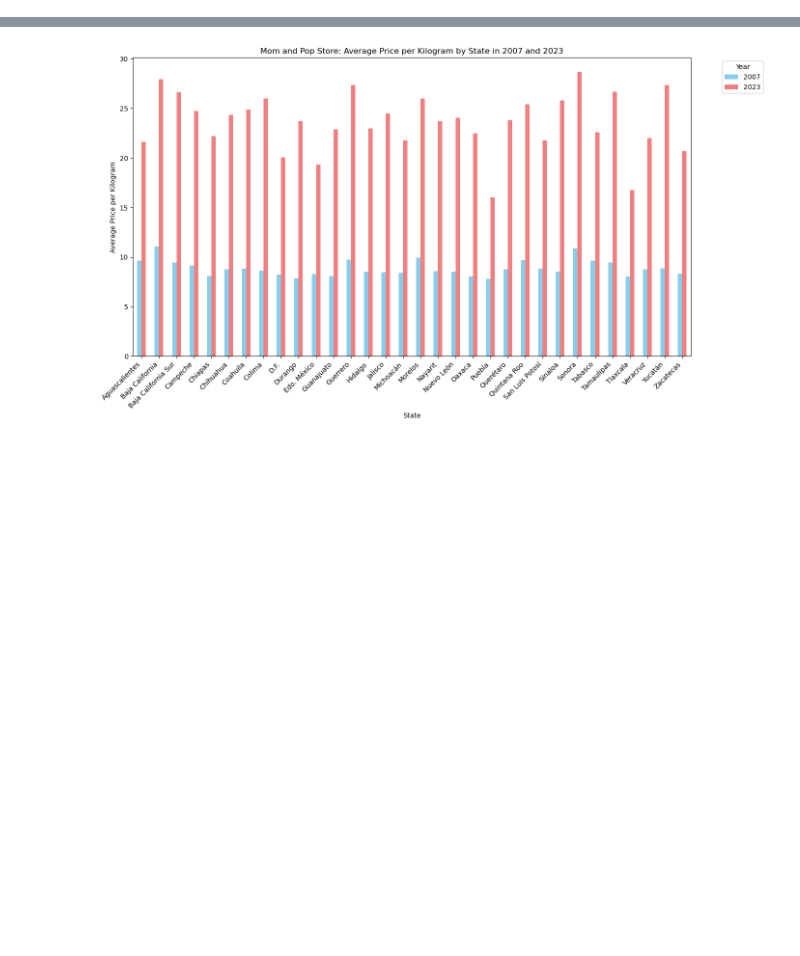
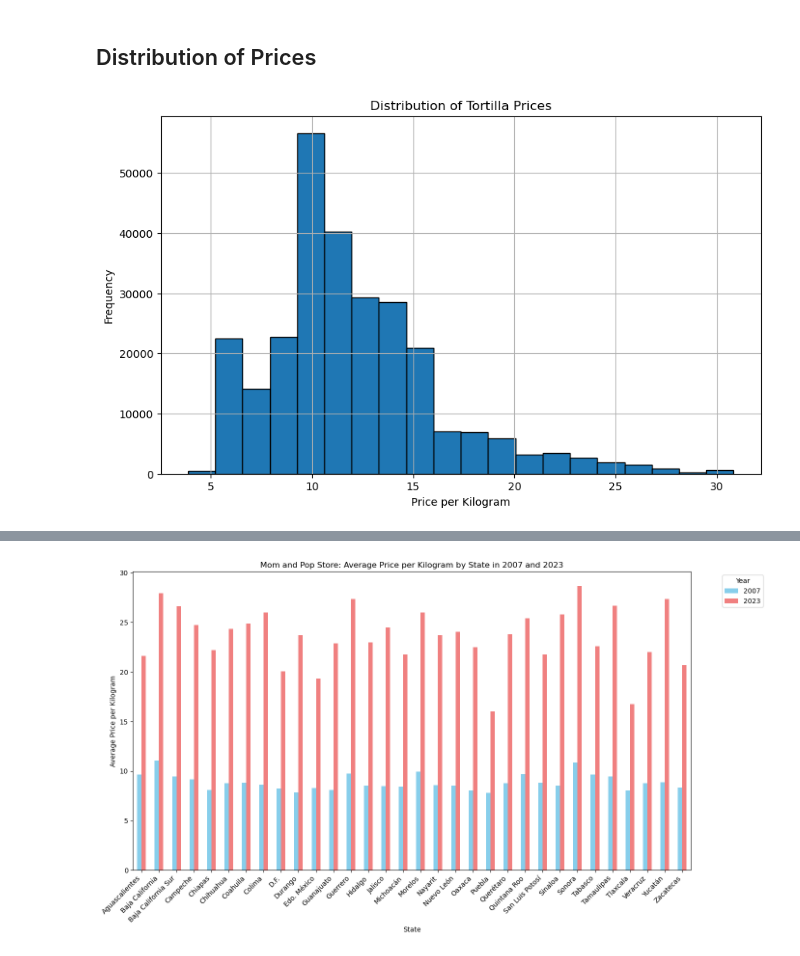
Before and after one commit to AzaniaHH/Tortillas-Project, a Jupyter notebook: tortilla_prices.ipynb, the cells around one changed output, grey strips where cells are left out. Saved outputs shown, nothing was run; the diff lists cells and outputs as text; code cells hidden in the pictures; blank space fills up the shorter version.

```diff
--- a/tortilla_prices.ipynb
+++ b/tortilla_prices.ipynb
@@ -109,0 +98,3 @@ yearly_avg = tortilla_df.groupby('Year')['Price per kilogram'].mean().reset_inde
+# %%
+# Create a new 'Date' Column
+tortilla_df_clean["Date"] = tortilla_df_clean["Month"].astype(str).str.zfill(2) + "/" + tortilla_df_clean["Day"].astype(str).str.zfill(2) + "/" + tortilla_df["Year"].astype(str)
@@ -109,0 +110,13 @@ yearly_avg = tortilla_df.groupby('Year')['Price per kilogram'].mean().reset_inde
+# %% [markdown]
+## Distribution of Prices
+# %%
+# Plot the Distribution of Prices
+plt.figure(figsize=(10, 6))
+plt.hist(tortilla_df_complete['Price per kilogram'], bins=20, edgecolor='black')
+plt.title('Distribution of Tortilla Prices')
+plt.xlabel('Price per Kilogram')
+plt.ylabel('Frequency')
+plt.grid(True)
+plt.show()
+# %% [output]
+[figure, added]
```
Also changed, not shown: parts of 53 cells of this notebook, 2 other files.
